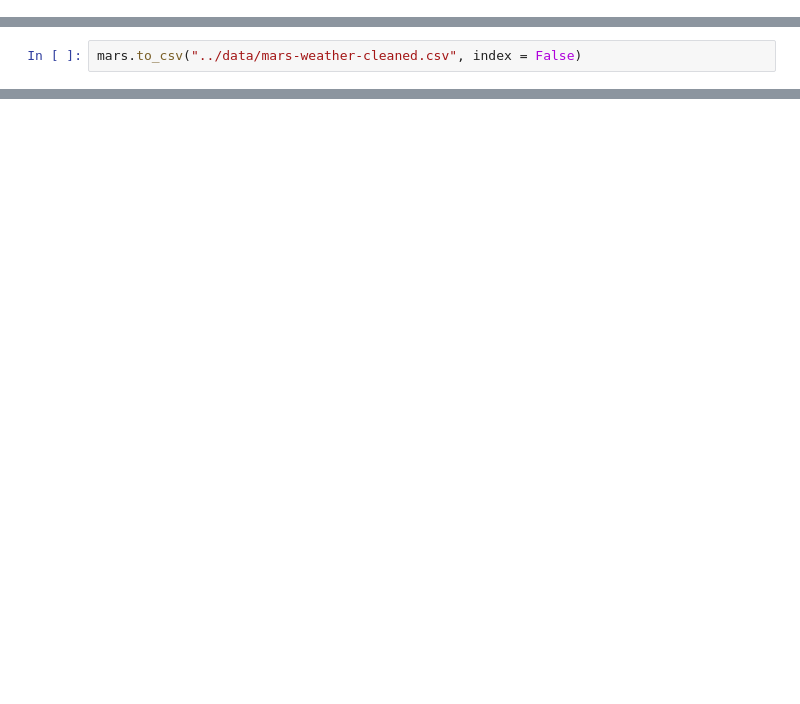
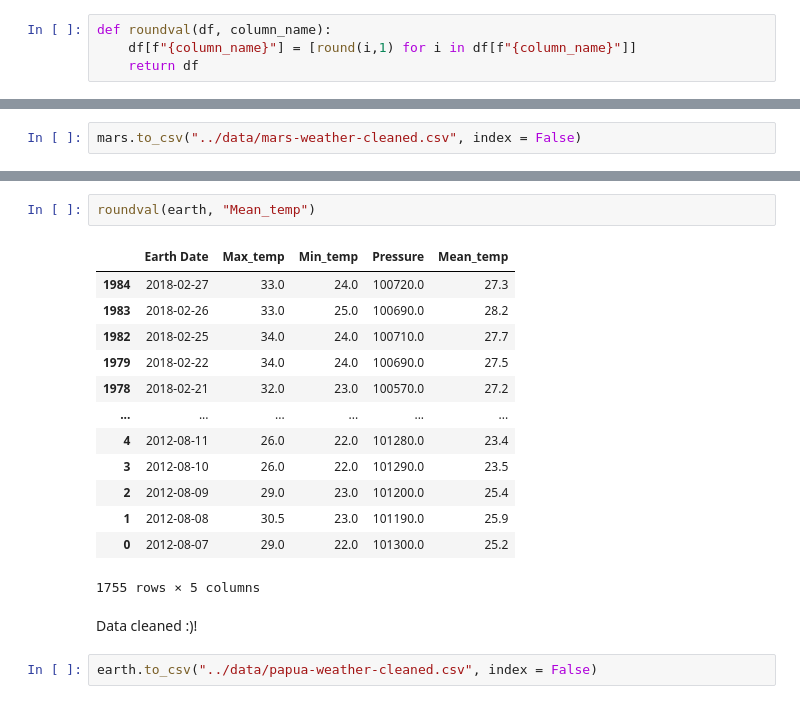
Before and after one commit to csuoc/mars_rems_curiosity, a Jupyter notebook: src/Data_cleaning.ipynb, the cells around one changed output, grey strips where cells are left out. Saved outputs shown, nothing was run; the diff lists cells and outputs as text; blank space fills up the shorter version.

```diff
--- a/src/Data_cleaning.ipynb
+++ b/src/Data_cleaning.ipynb
@@ -97,3 +113,7 @@ def FtoC(df, column_name):
+# %%
+def roundval(df, column_name):
+    df[f"{column_name}"] = [round(i,1) for i in df[f"{column_name}"]]
+    return df
 # %%
 # This is a function to call NASA api with a given a specific date and Camera type.
 
@@ -355,0 +378,20 @@ earth.to_csv("../data/papua-weather-cleaned.csv", index = False)
+# %%
+roundval(earth, "Mean_temp")
+# %% [output]
+|  | Earth Date | Max_temp | Min_temp | Pressure | Mean_temp |
+| 1984 | 2018-02-27 | 33.0 | 24.0 | 100720.0 | 27.3 |
+| 1983 | 2018-02-26 | 33.0 | 25.0 | 100690.0 | 28.2 |
+| 1982 | 2018-02-25 | 34.0 | 24.0 | 100710.0 | 27.7 |
+| 1979 | 2018-02-22 | 34.0 | 24.0 | 100690.0 | 27.5 |
+| 1978 | 2018-02-21 | 32.0 | 23.0 | 100570.0 | 27.2 |
+| ... | ... | ... | ... | ... | ... |
+| 4 | 2012-08-11 | 26.0 | 22.0 | 101280.0 | 23.4 |
+| 3 | 2012-08-10 | 26.0 | 22.0 | 101290.0 | 23.5 |
+| 2 | 2012-08-09 | 29.0 | 23.0 | 101200.0 | 25.4 |
+| 1 | 2012-08-08 | 30.5 | 23.0 | 101190.0 | 25.9 |
+| 0 | 2012-08-07 | 29.0 | 22.0 | 101300.0 | 25.2 |
+1755 rows × 5 columns
+# %% [markdown]
+Data cleaned :)!
+# %%
+earth.to_csv("../data/papua-weather-cleaned.csv", index = False)
```
Also changed, not shown: parts of 34 cells of this notebook, 1 other file.
